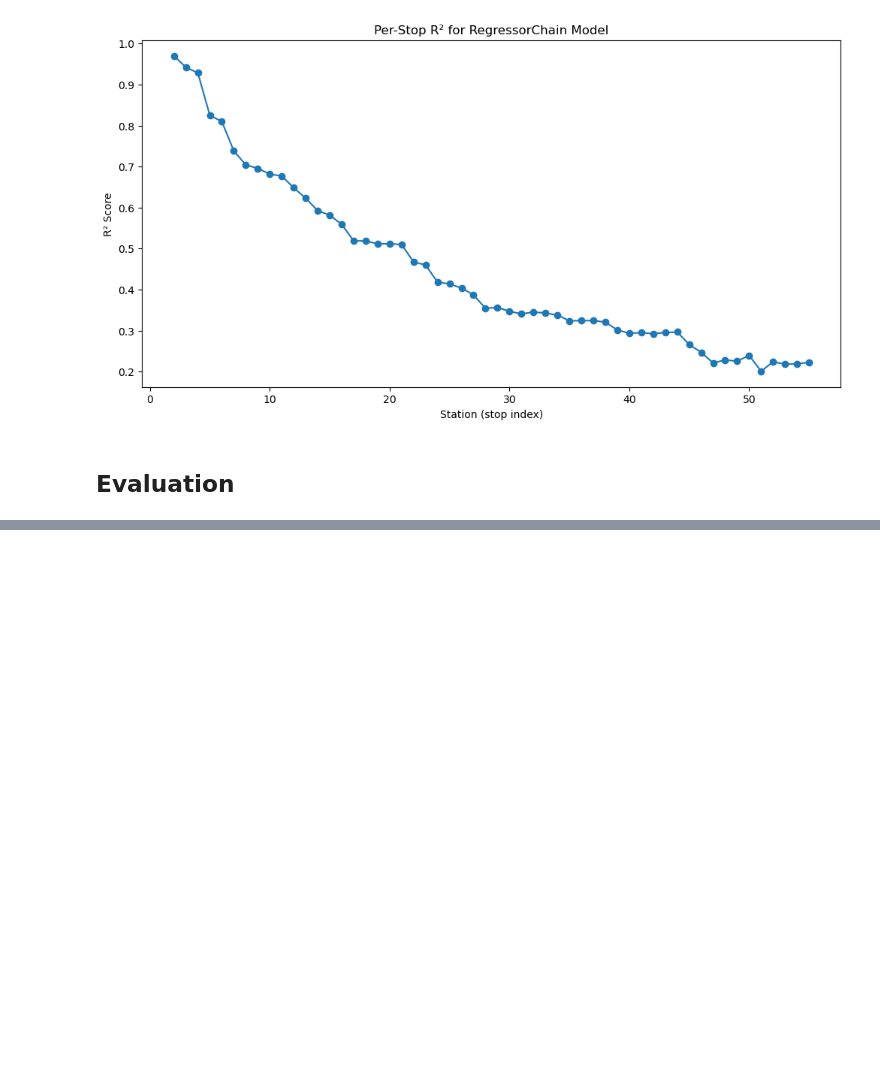
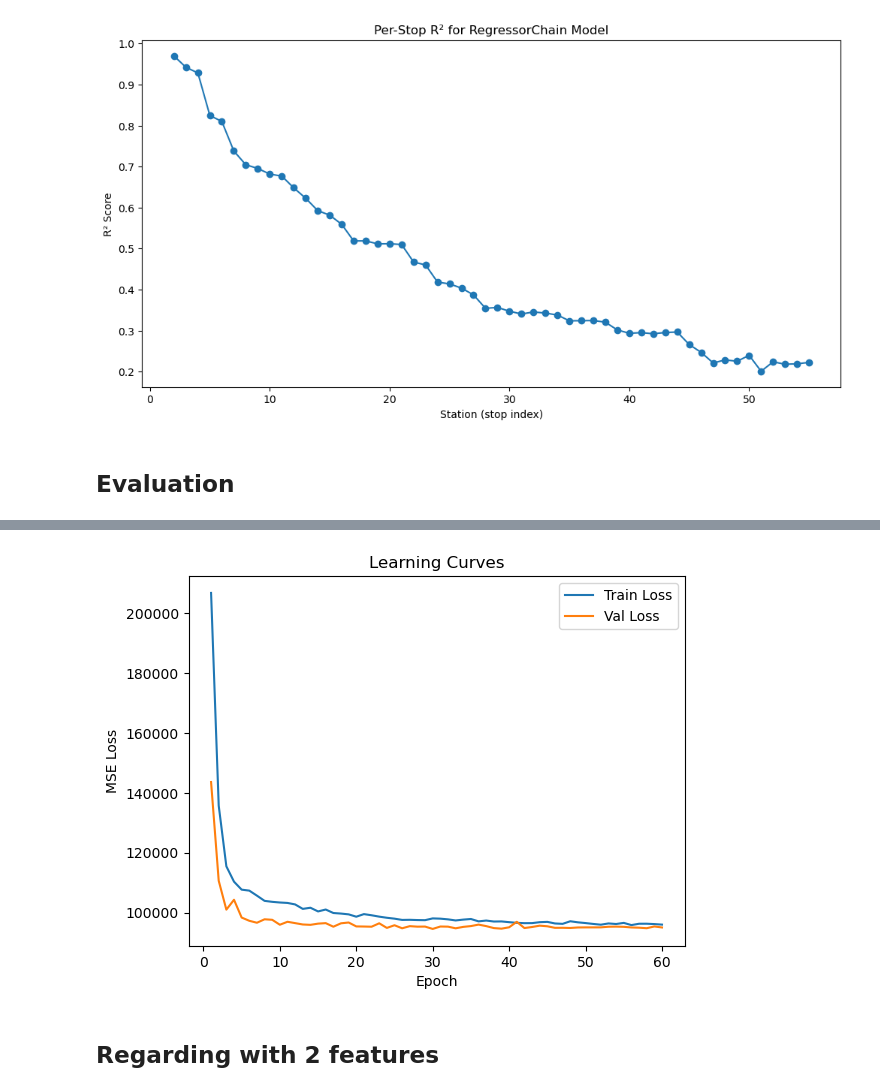
Before and after one commit to LeiY769/DataProject, a Jupyter notebook: Modeling/dynamic.ipynb, the cells around one changed output, grey strips where cells are left out. Drawn from its saved outputs; the diff is of its cells as text; code cells hidden in the pictures; blank space fills up the shorter version.

```diff
--- a/Modeling/dynamic.ipynb
+++ b/Modeling/dynamic.ipynb
@@ -184,10 +184,6 @@ for i in range(0, len(final_df), 57):
         print(f"Skipping trajet starting at index {i}: contains NaN")
         continue
 
-    if trajet['delay_arrival'].abs().max() > 36000:
-        print("Delay arrival exceeds 10000 seconds, skipping")
-        continue
-
     trajet_valid.append(trajet)
 
 trajet_valid_df = pd.concat(trajet_valid, ignore_index=True)
@@ -419 +420,15 @@ Stop 54 R² = 0.197
 Stop 55 R² = 0.200
+# %%
+# Plotting
+plt.figure()
+plt.plot(range(1,len(train_losses)+1),train_losses,label='Train Loss')
+plt.plot(range(1,len(val_losses)+1),val_losses,label='Val Loss')
+plt.xlabel('Epoch')
+plt.ylabel('MSE Loss')
+plt.title('Learning Curves')
+plt.legend()
+plt.show()
+# %% [output]
+[figure, added]
+# %% [markdown]
+## Regarding with 2 features
```
Also changed, not shown: parts of 2 cells of this notebook, 1 other file.
